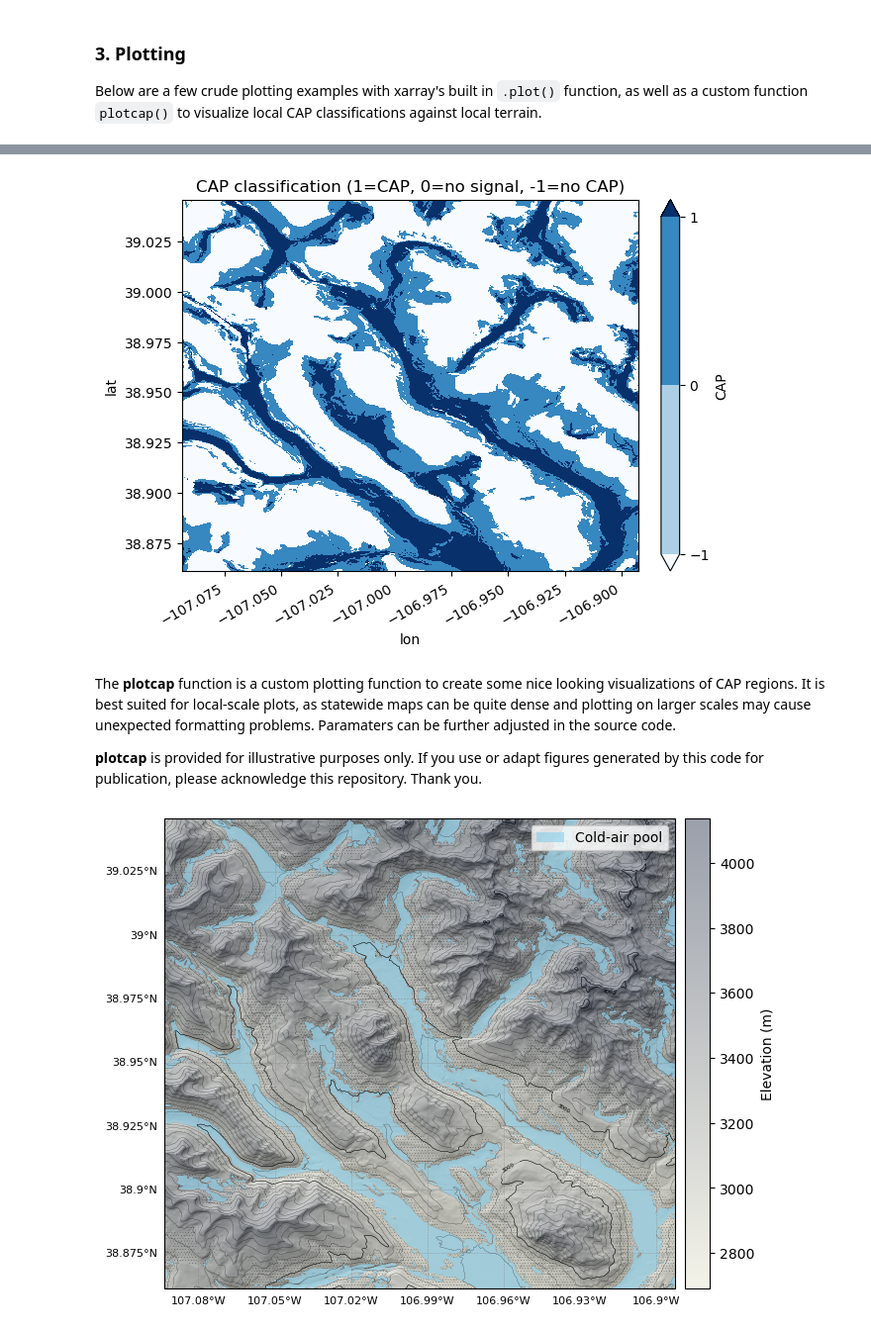
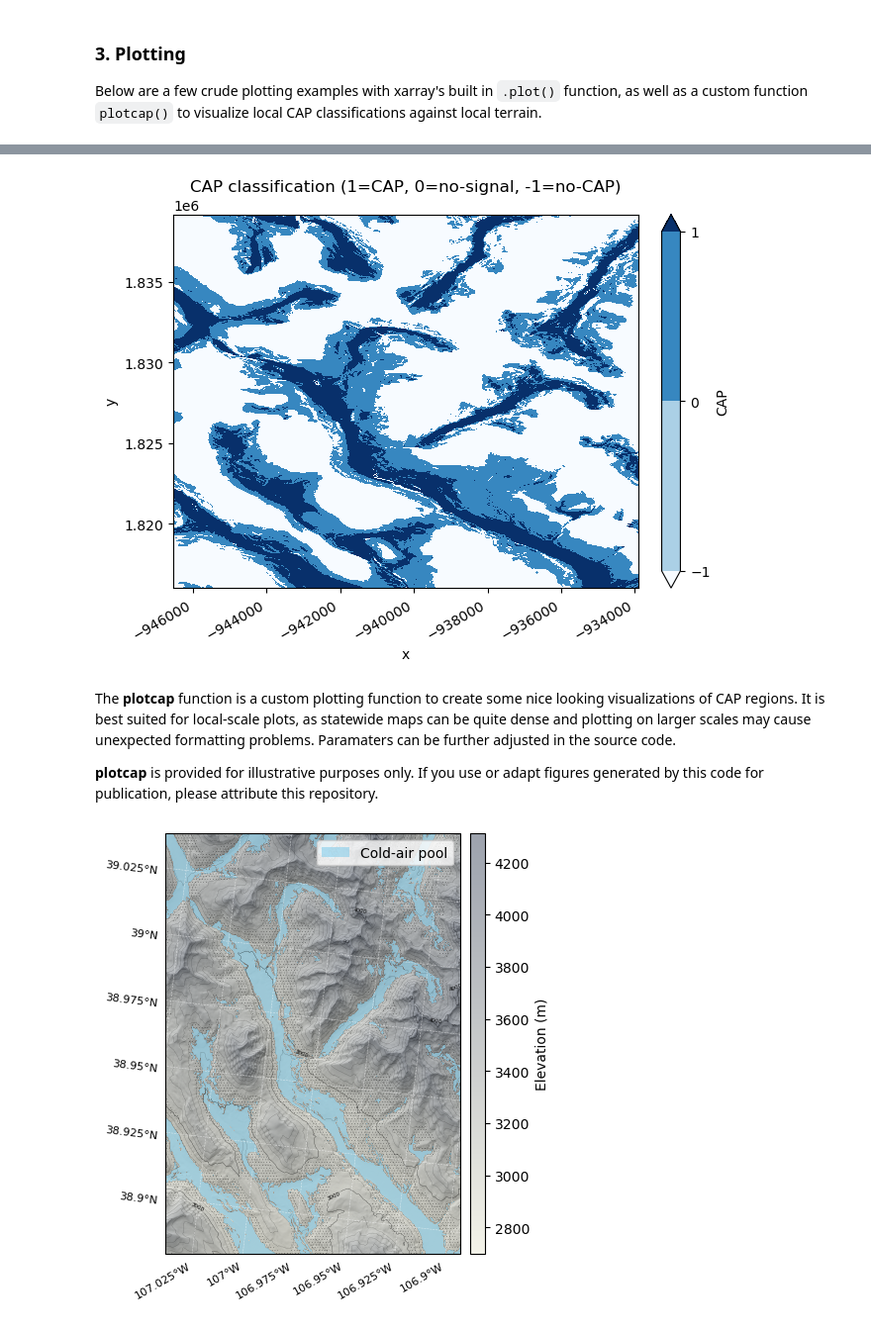
Before and after one commit to johncramblitt/cap-algorithm, a Jupyter notebook: notebook.ipynb, the cells around one changed output, grey strips where cells are left out. Shown at 99% size. Cells and saved outputs as stored; diff of their text form; code cells hidden in the pictures.

```diff
--- a/notebook.ipynb
+++ b/notebook.ipynb
@@ -105,0 +111,5 @@ import matplotlib.pyplot as plt
+# %%
+ds = xr.open_zarr('output/CAP_layers.zarr')
+crs = ds['spatial_ref'].attrs.get("crs_wkt")
+ds = ds.rio.write_crs(crs)
+ds
@@ -137,23 +199,31 @@ plt.show()
 # plot CAP classifications
 fig, ax = plt.subplots()
 
-terrain_stats.sel(xv_dist=3000)['CAP'].plot(levels=[-.99999,0,.99999],cmap='Blues')
-plt.title('CAP classification (1=CAP, 0=no signal, -1=no CAP)')
+ds.sel(xv_dist=3000)['CAP'].plot(levels=[-.99999,0,.99999],cmap='Blues')
+plt.title('CAP classification (1=CAP, 0=no-signal, -1=no-CAP)')
 plt.setp(ax.get_xticklabels(), rotation=30, ha="right")
 plt.show()
 # %% [output]
-[figure, old version]
+[figure, new version]
 # %% [markdown]
 The **plotcap** function is a custom plotting function to create some nice looking visualizations of CAP regions. It is best suited for local-scale plots, as statewide maps can be quite dense and plotting on larger scales may cause unexpected formatting problems. Paramaters can be further adjusted in the source code.
 
-**plotcap** is provided for illustrative purposes only. If you use or adapt figures generated by this code for publication, please acknowledge this repository. Thank you.
+**plotcap** is provided for illustrative purposes only. If you use or adapt figures generated by this code for publication, please attribute this repository.
 # %%
 # plot CAP with terrain
 # - enable 'shade=True' to shade region of no signal.
 # - enable 'contour=True' to add contour lines to the elevation plot (automatically contours every 100m, with bold lines every 1000m).
-# - use the 'lindwiths' argument to change the contour line width. Default is 0.05.
+# - disable 'grid=False' to remove gridlines and labels.
+# - use the 'bounding_box' argument to specify the area to plot (use WGS84).
+# - use the 'linewidths' argument to change the contour line width. Default is 0.05.
 # - if output='save', use the 'dpi' argument to change the resolution of the saved figure. Default is 300.
 
-plotcap(terrain_stats=terrain_stats,xv_dist=3000,output='show',shade=True,contour=True,linewidths=0.15)
+plotcap(terrain_stats=ds,
+        xv_dist=3000,
+        bounding_box=[-107.04,-106.915,38.89,39.04],
+        output='show', # change to 'save' to save figure as .png
+        contour=True,
+        shade=True,
+        linewidths=0.07)
 # %% [output]
-[figure, old version]
+[figure, new version]
```
Also changed, not shown: parts of 14 cells of this notebook, 6 other files.
